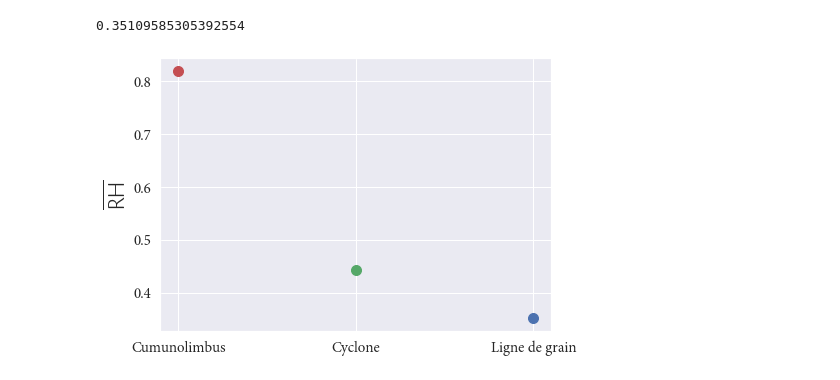
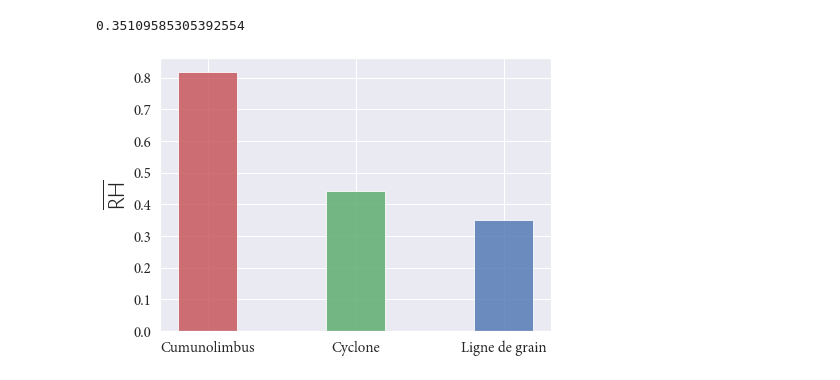
Before and after one commit to FelixLangot/LMD_Internship, a Jupyter notebook: Stats.ipynb, the cells around one changed output. Saved outputs shown, nothing was run; the diff lists cells and outputs as text; code cells hidden in the pictures.

Commit message:
slight changes to graphs for Presentation

```diff
--- a/Stats.ipynb
+++ b/Stats.ipynb
@@ -831,13 +831,13 @@ colorsshort = ['r', 'g', 'b']
 # %%
 fig,ax = plt.subplots(1,1,figsize=(7,5))
 absc = [0,1,2]
 for i in range(3):
-    ax.scatter(absc[i], meanOrgsRhlist[i], color=colorsshort[i], s=100)
+    ax.bar(absc[i], meanOrgsRhlist[i], color=colorsshort[i], width=0.4, alpha=0.8)#, s=100)
 ax.set_xticks(absc)
 ax.set_xticklabels(labelsshort,minor=False)
 plt.ylabel('$\mathdefault{\overline{RH}}$', fontproperties=Cslabelprop)
 plt.xticks(font = Mplabelprop)
 plt.yticks(font = Mplabelprop)
 plt.savefig('Figs/Rhmeancomps.png', format='PNG', bbox_inches='tight', dpi=600)
 # %% [output]
-[figure, old version]
+[figure, new version]
```
Also changed, not shown: parts of 5 cells of this notebook.
